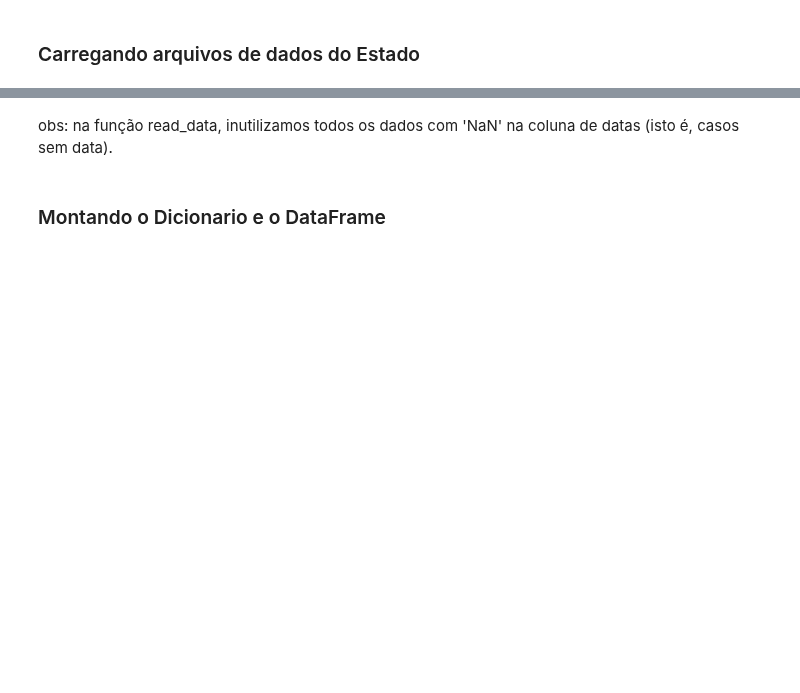
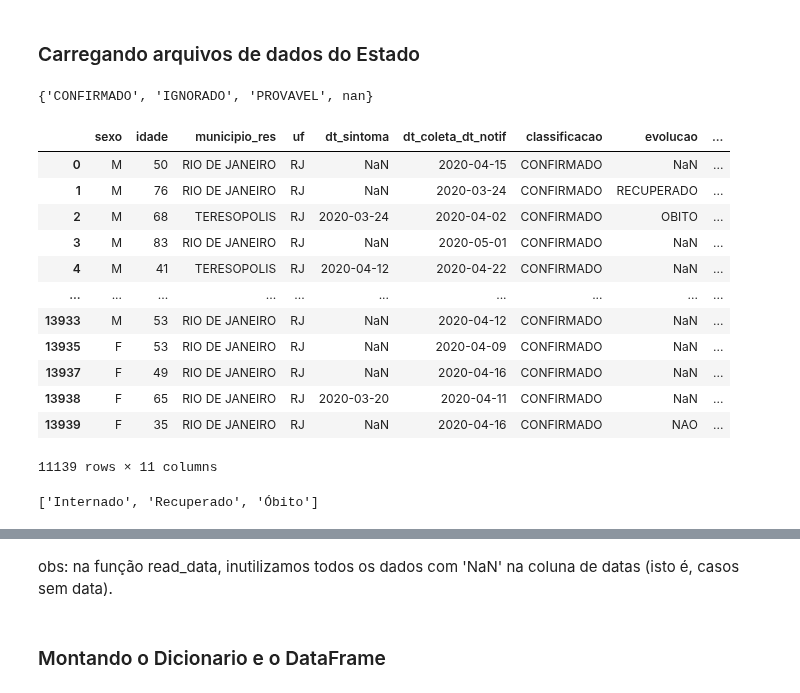
Before and after one commit to Modelagem-Covid-19-RJ/covid19, a Jupyter notebook: modelos/RJ/compartimental/geo_plot/GeoPlotting_Estado_RJ.ipynb, the cells around one changed output, grey strips where cells are left out. Cells and saved outputs as stored; diff of their text form; code cells hidden in the pictures; blank space fills up the shorter version.

Commit message:
Implementação da fonte Estado em set_df

```diff
--- a/modelos/RJ/compartimental/geo_plot/GeoPlotting_Estado_RJ.ipynb
+++ b/modelos/RJ/compartimental/geo_plot/GeoPlotting_Estado_RJ.ipynb
@@ -24,6 +37,26 @@ for i in range(municipios[1]):
 # %% [markdown]
 ### Carregando arquivos de dados do Estado
 # %%
-arquivo_conf_est = 'dados/BICOVIDREAIS_22abrREV.csv'
+arquivo_conf_est = f'{root_dir}/dados/RJ/estado_rj/dados_covid/ERJ_Casos.csv'
 
-df_conf_est = pd.read_csv(arquivo_conf_est, delimiter = ';')
+df_conf_est = pd.read_csv(arquivo_conf_est)
+# %%
+set(df_conf_est['classificacao'].values)
+# %% [output]
+{'CONFIRMADO', 'IGNORADO', 'PROVAVEL', nan}
+# %%
+df_conf_est[df_conf_est['classificacao'] == 'CONFIRMADO']
+# %% [output]
+|  | sexo | idade | municipio_res | uf | dt_sintoma | dt_coleta_dt_notif | classificacao | evolucao | ... |
+| 0 | M | 50 | RIO DE JANEIRO | RJ | NaN | 2020-04-15 | CONFIRMADO | NaN | ... |
+| 1 | M | 76 | RIO DE JANEIRO | RJ | NaN | 2020-03-24 | CONFIRMADO | RECUPERADO | ... |
+| 2 | M | 68 | TERESOPOLIS | RJ | 2020-03-24 | 2020-04-02 | CONFIRMADO | OBITO | ... |
+| 3 | M | 83 | RIO DE JANEIRO | RJ | NaN | 2020-05-01 | CONFIRMADO | NaN | ... |
+| 4 | M | 41 | TERESOPOLIS | RJ | 2020-04-12 | 2020-04-22 | CONFIRMADO | NaN | ... |
+| ... | ... | ... | ... | ... | ... | ... | ... | ... | ... |
+| 13933 | M | 53 | RIO DE JANEIRO | RJ | NaN | 2020-04-12 | CONFIRMADO | NaN | ... |
+| 13935 | F | 53 | RIO DE JANEIRO | RJ | NaN | 2020-04-09 | CONFIRMADO | NaN | ... |
+| 13937 | F | 49 | RIO DE JANEIRO | RJ | NaN | 2020-04-16 | CONFIRMADO | NaN | ... |
+| 13938 | F | 65 | RIO DE JANEIRO | RJ | 2020-03-20 | 2020-04-11 | CONFIRMADO | NaN | ... |
+| 13939 | F | 35 | RIO DE JANEIRO | RJ | NaN | 2020-04-16 | CONFIRMADO | NAO | ... |
+11139 rows × 11 columns
@@ -29,0 +112,4 @@ df_conf_est = pd.read_csv(arquivo_conf_est, delimiter = ';')
+# %%
+configs['df']['status']['rj']['estado']
+# %% [output]
+['Internado', 'Recuperado', 'Óbito']
```
Also changed, not shown: parts of 19 cells of this notebook, 5 other files.
